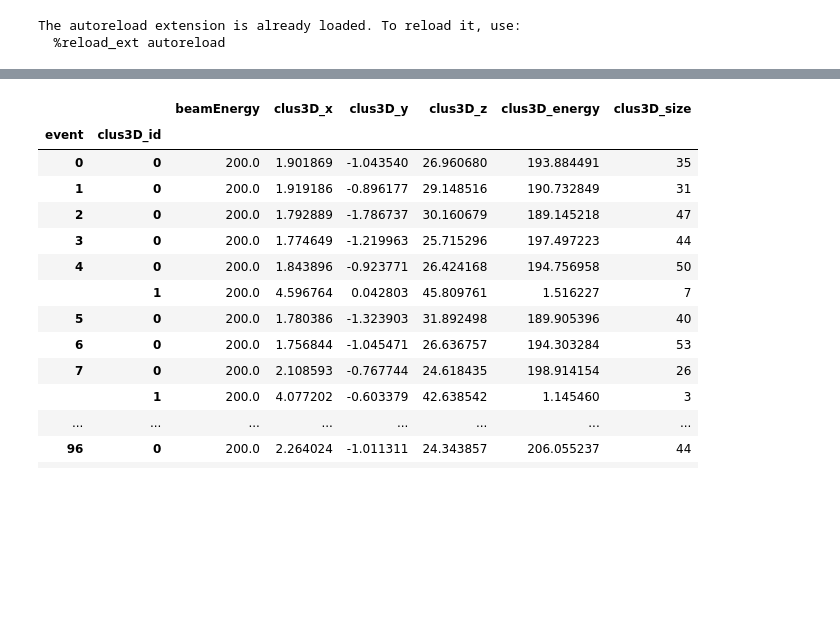
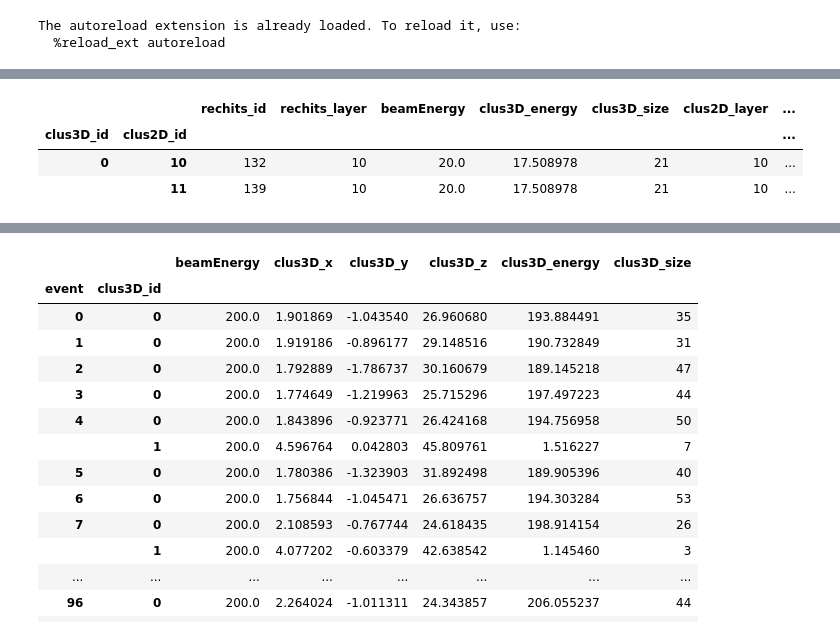
Before and after one commit to tcuisset/HgcalClue3DClusteringPlotting, a Jupyter notebook: event_visualizer_plotly/notebook_visualization.ipynb, the cells around one changed output, grey strips where cells are left out. Drawn from its saved outputs; the diff is of its cells as text; code cells hidden in the pictures; blank space fills up the shorter version.

```diff
--- a/event_visualizer_plotly/notebook_visualization.ipynb
+++ b/event_visualizer_plotly/notebook_visualization.ipynb
@@ -14,4 +14,5 @@ The autoreload extension is already loaded. To reload it, use:
 # %%
 el = EventLoader('/data_cms_upgrade/cuisset/testbeam18/clue3d/v31/cmssw/data/CLUE_clusters.root')
 #ev2 = el.loadEvent(441, 5603)
+event = el.loadEvent(EventID(441, 5603))
 # %%
@@ -59,0 +27,7 @@ vis.rechits_df_onLayer
+# %%
+vis = (LayerVisualization(event, layerNb=13) #layer 13 (weird clus pos), layer 10 : double layer cluster
+    .add2DClusters()
+    .addRechits()
+    .addCircleSearchForComputingClusterPosition()
+    )
+vis.fig.show()
@@ -60,3 +36,11 @@ vis.rechits_df_onLayer
+# %%
+pd.options.display.max_columns=100
+vis.rechits_df_onLayer[vis.rechits_df_onLayer.rechits_pointType == 1]
+# %% [output]
+|  |  | rechits_id | rechits_layer | beamEnergy | clus3D_energy | clus3D_size | clus2D_layer | ... |
+| clus3D_id | clus2D_id |  |  |  |  |  |  | ... |
+| 0 | 10 | 132 | 10 | 20.0 | 17.508978 | 21 | 10 | ... |
+|  | 11 | 139 | 10 | 20.0 | 17.508978 | 21 | 10 | ... |
 # %%
 fig.write_html("event.html")
 # %%
```
Also changed, not shown: parts of 4 cells of this notebook, 1 other file.
